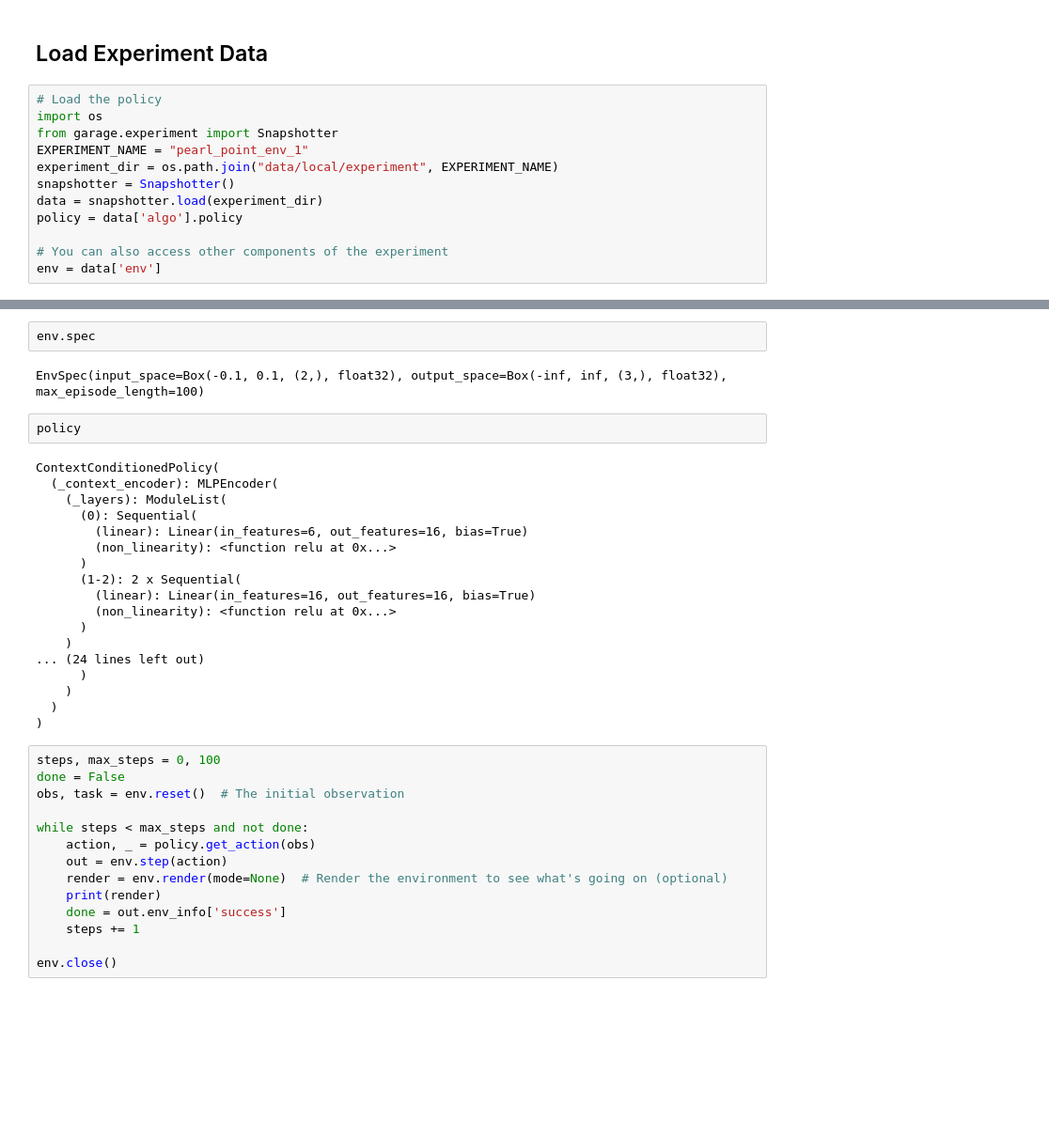
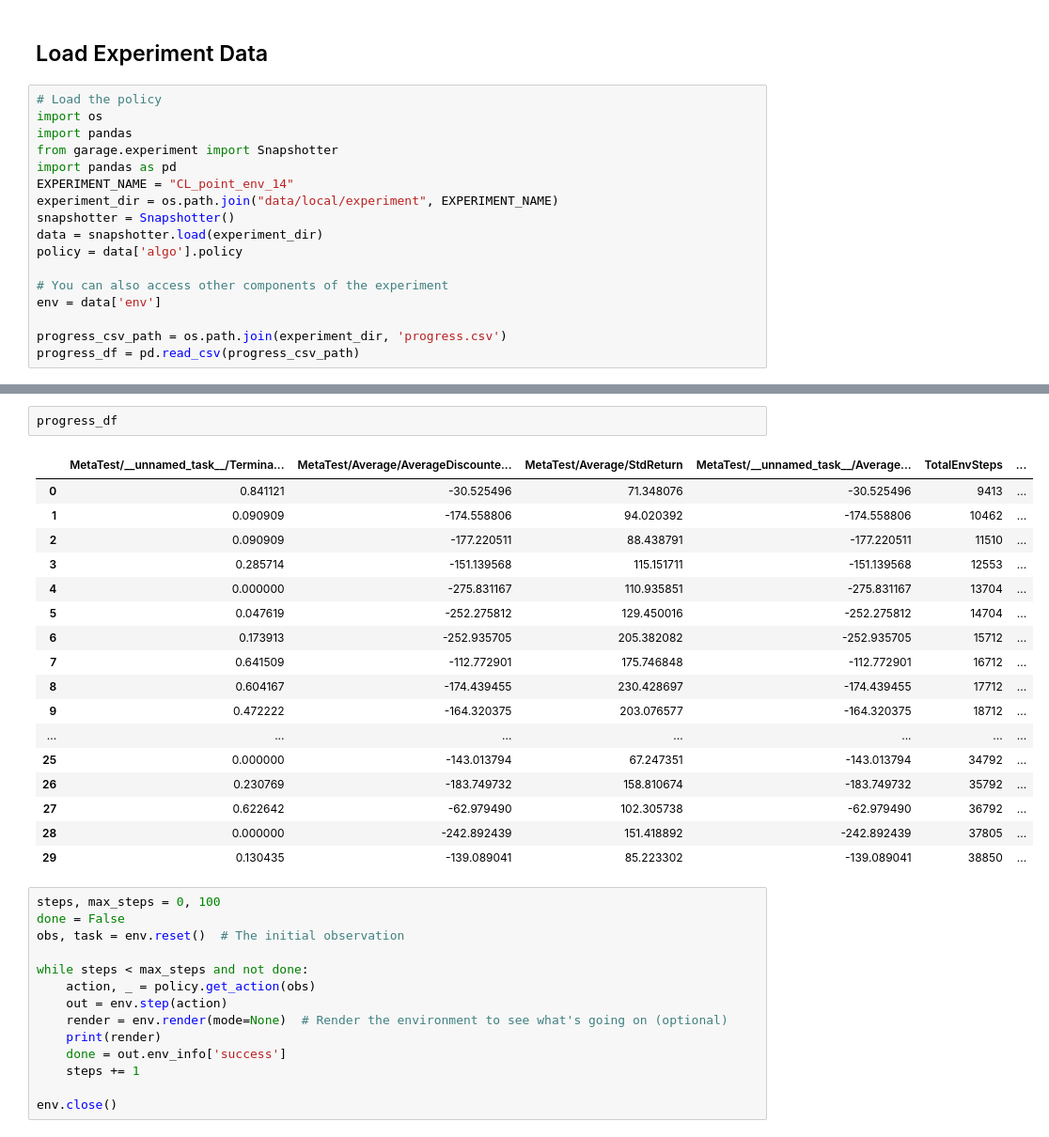
Before and after one commit to PaulNitschke/geo_meta_rl, a Jupyter notebook: example.ipynb, the cells around one changed output, grey strips where cells are left out. Shown at 94% size. Drawn from its saved outputs; the diff is of its cells as text; blank space fills up the shorter version.

```diff
--- a/example.ipynb
+++ b/example.ipynb
@@ -19,8 +19,10 @@ KeyboardInterrupt:
 # %%
 # Load the policy
 import os
+import pandas
 from garage.experiment import Snapshotter
-EXPERIMENT_NAME = "pearl_point_env_1"
+import pandas as pd
+EXPERIMENT_NAME = "CL_point_env_14"
 experiment_dir = os.path.join("data/local/experiment", EXPERIMENT_NAME)
 snapshotter = Snapshotter()
 data = snapshotter.load(experiment_dir)
@@ -28,4 +30,7 @@ policy = data['algo'].policy
 
 # You can also access other components of the experiment
 env = data['env']
+
+progress_csv_path = os.path.join(experiment_dir, 'progress.csv')
+progress_df = pd.read_csv(progress_csv_path)
 # %% [output]
@@ -36,27 +54,23 @@ This can be be done through installing the tensorflow-probability[tf] extra.
-# %%
-env.spec
-# %% [output]
-EnvSpec(input_space=Box(-0.1, 0.1, (2,), float32), output_space=Box(-inf, inf, (3,), float32), max_episode_length=100)
-# %%
-policy
-# %% [output]
-ContextConditionedPolicy(
-  (_context_encoder): MLPEncoder(
-    (_layers): ModuleList(
-      (0): Sequential(
-        (linear): Linear(in_features=6, out_features=16, bias=True)
-        (non_linearity): <function relu at 0x...>
-      )
-      (1-2): 2 x Sequential(
-        (linear): Linear(in_features=16, out_features=16, bias=True)
-        (non_linearity): <function relu at 0x...>
-      )
-    )
-... (24 lines left out)
-      )
-    )
-  )
-)
+# %%
+progress_df
+# %% [output]
+|  | MetaTest/__unnamed_task__/Termina... | MetaTest/Average/AverageDiscounte... | MetaTest/Average/StdReturn | MetaTest/__unnamed_task__/Average... | TotalEnvSteps | ... |
+| 0 | 0.841121 | -30.525496 | 71.348076 | -30.525496 | 9413 | ... |
+| 1 | 0.090909 | -174.558806 | 94.020392 | -174.558806 | 10462 | ... |
+| 2 | 0.090909 | -177.220511 | 88.438791 | -177.220511 | 11510 | ... |
+| 3 | 0.285714 | -151.139568 | 115.151711 | -151.139568 | 12553 | ... |
+| 4 | 0.000000 | -275.831167 | 110.935851 | -275.831167 | 13704 | ... |
+| 5 | 0.047619 | -252.275812 | 129.450016 | -252.275812 | 14704 | ... |
+| 6 | 0.173913 | -252.935705 | 205.382082 | -252.935705 | 15712 | ... |
+| 7 | 0.641509 | -112.772901 | 175.746848 | -112.772901 | 16712 | ... |
+| 8 | 0.604167 | -174.439455 | 230.428697 | -174.439455 | 17712 | ... |
+| 9 | 0.472222 | -164.320375 | 203.076577 | -164.320375 | 18712 | ... |
+| ... | ... | ... | ... | ... | ... | ... |
+| 25 | 0.000000 | -143.013794 | 67.247351 | -143.013794 | 34792 | ... |
+| 26 | 0.230769 | -183.749732 | 158.810674 | -183.749732 | 35792 | ... |
+| 27 | 0.622642 | -62.979490 | 102.305738 | -62.979490 | 36792 | ... |
+| 28 | 0.000000 | -242.892439 | 151.418892 | -242.892439 | 37805 | ... |
+| 29 | 0.130435 | -139.089041 | 85.223302 | -139.089041 | 38850 | ... |
 # %%
 steps, max_steps = 0, 100
 done = False
```
Also changed, not shown: parts of 1 cell of this notebook, 5 other files.
